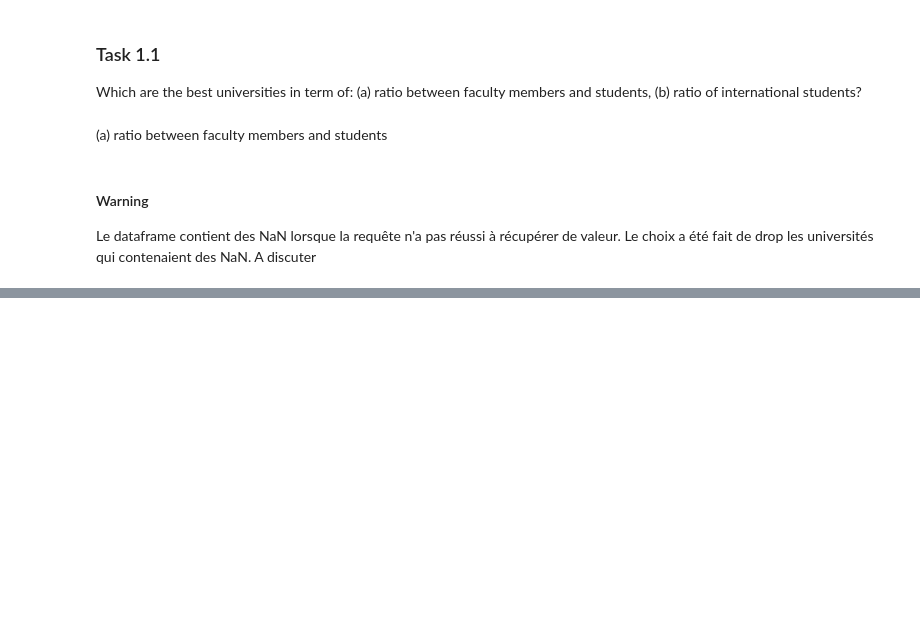
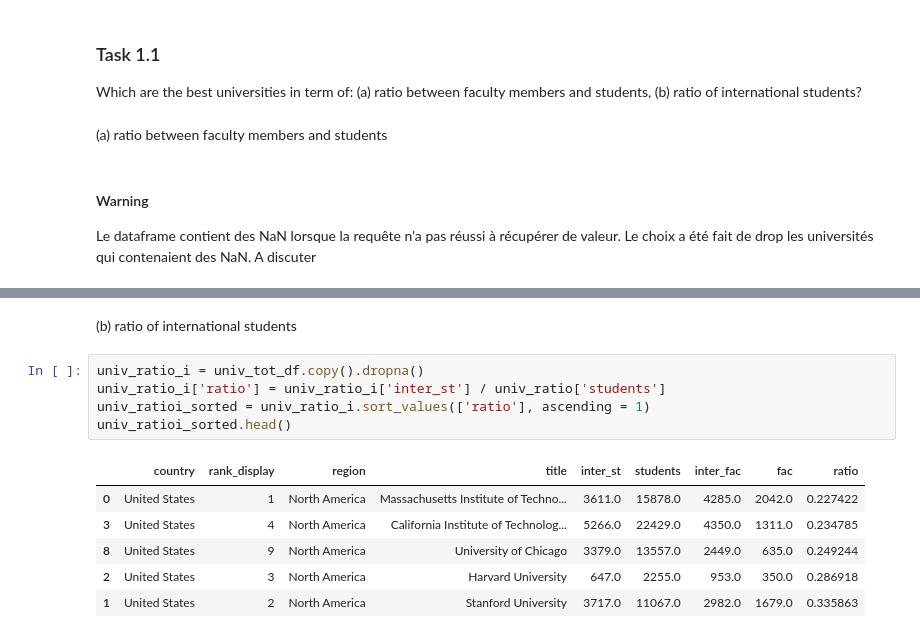
Before and after one commit to IsaacLeimgruber/ADA_labs_repo, a Jupyter notebook: 02 - Data from the Web/hw02_isaac.ipynb, the cells around one changed output, grey strips where cells are left out. Drawn from its saved outputs; the diff is of its cells as text; blank space fills up the shorter version.

```diff
--- a/02 - Data from the Web/hw02_isaac.ipynb
+++ b/02 - Data from the Web/hw02_isaac.ipynb
@@ -305,2 +305,16 @@ univ_ratio_sorted.head()
 | 7 | United Kingdom | 8 | Europe | Imperial College London | 8746.0 | 16090.0 | 3930.0 | 2071.0 | 7.769194 |
 | 0 | United States | 1 | North America | Massachusetts Institute of Techno... | 3611.0 | 15878.0 | 4285.0 | 2042.0 | 7.775710 |
+# %% [markdown]
+(b) ratio of international students
+# %%
+univ_ratio_i = univ_tot_df.copy().dropna()
+univ_ratio_i['ratio'] = univ_ratio_i['inter_st'] / univ_ratio['students']
+univ_ratioi_sorted = univ_ratio_i.sort_values(['ratio'], ascending = 1)
+univ_ratioi_sorted.head()
+# %% [output]
+|  | country | rank_display | region | title | inter_st | students | inter_fac | fac | ratio |
+| 0 | United States | 1 | North America | Massachusetts Institute of Techno... | 3611.0 | 15878.0 | 4285.0 | 2042.0 | 0.227422 |
+| 3 | United States | 4 | North America | California Institute of Technolog... | 5266.0 | 22429.0 | 4350.0 | 1311.0 | 0.234785 |
+| 8 | United States | 9 | North America | University of Chicago | 3379.0 | 13557.0 | 2449.0 | 635.0 | 0.249244 |
+| 2 | United States | 3 | North America | Harvard University | 647.0 | 2255.0 | 953.0 | 350.0 | 0.286918 |
+| 1 | United States | 2 | North America | Stanford University | 3717.0 | 11067.0 | 2982.0 | 1679.0 | 0.335863 |
```
Also changed, not shown: parts of 6 cells of this notebook.
